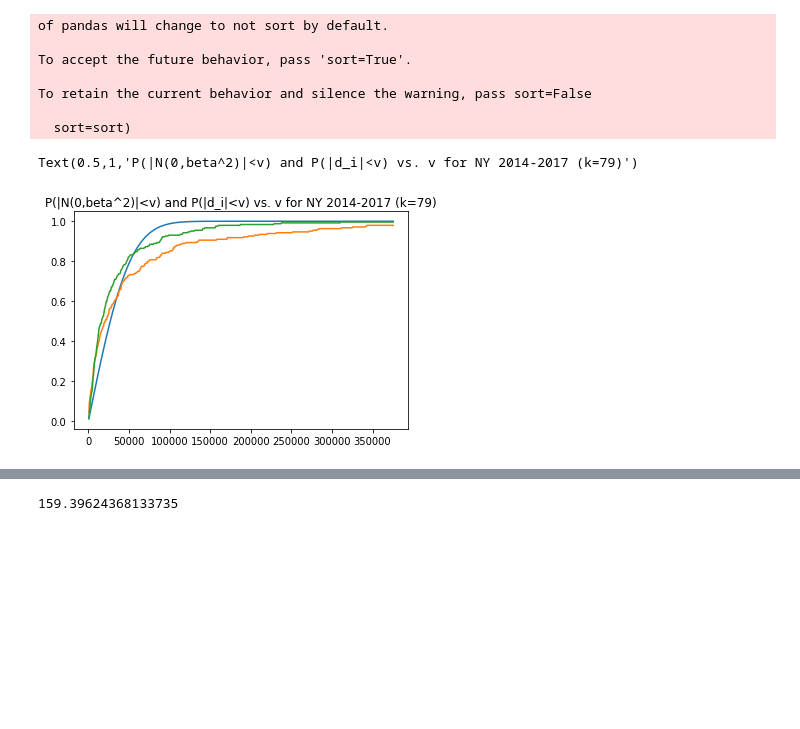
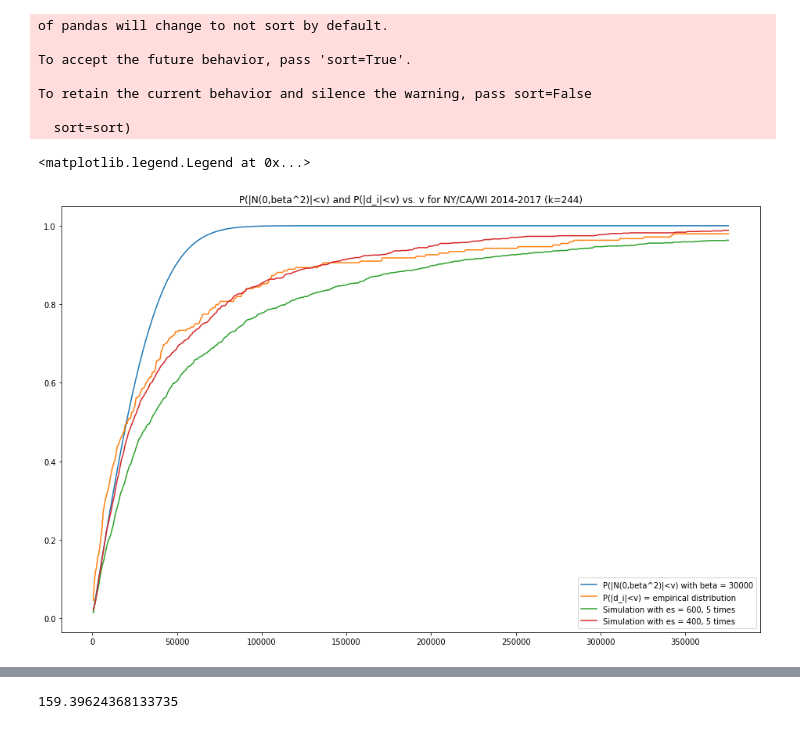
Before and after one commit to guanzgrace/risk-adj-3, a Jupyter notebook: January-StatTest2-CAWINY-Copy1.ipynb, the cells around one changed output, grey strips where cells are left out. Cells and saved outputs as stored; diff of their text form; code cells hidden in the pictures; blank space fills up the shorter version.

Commit message:
add simulation

```diff
--- a/January-StatTest2-CAWINY-Copy1.ipynb
+++ b/January-StatTest2-CAWINY-Copy1.ipynb
@@ -450,21 +459,38 @@ c_mean = sum(all_costs) / sum(df3["Enrollees"])
-# %%
-all_transfers = list()
-for i, row in df3.iterrows():
-    all_transfers.append(all_costs[len(all_transfers) - 1] - c_mean*row["Enrollees"])
-
-#all_transfers
+# %%
+all_transfers2 = list()
+mu = 0
+es = 400
+
+for a in range(5):
+    all_costs = list()
+    for _, row in df3.iterrows():
+        all_costs.append(np.random.normal(mu, es* np.sqrt(row["Enrollees"])))
+
+    c_mean = sum(all_costs) / sum(df3["Enrollees"])
+
+    i = 0
+    for _, row in df3.iterrows():
+        all_transfers2.append(all_costs[i] - c_mean*row["Enrollees"])
+        i += 1
+
+
+#all_costs
 # %%
 ratios_c = [ratio_list(all_transfers, vi) for vi in v]
+ratios_c2 = [ratio_list(all_transfers2, vi) for vi in v]
 # %%
-theoretical = [special.erf(vi/(40000*np.sqrt(2))) for vi in v]
+theoretical = [special.erf(vi/(30000*np.sqrt(2))) for vi in v]
 
-plt.plot(v, theoretical, label="P(|N(0,beta^2)|<v)")
-plt.plot(v, ratios2, label="P(|d_i|<v)")
-plt.plot(v, ratios_c, label="Simulation")
-plt.title("P(|N(0,beta^2)|<v) and P(|d_i|<v) vs. v for NY 2014-2017 (k=79)")
+plt.figure(figsize=(16, 10))
+plt.plot(v, theoretical, label="P(|N(0,beta^2)|<v) with beta = 30000")
+plt.plot(v, ratios2, label="P(|d_i|<v) = empirical distribution")
+plt.plot(v, ratios_c, label="Simulation with es = 600, 5 times")
+plt.plot(v, ratios_c2, label="Simulation with es = 400, 5 times")
+plt.title("P(|N(0,beta^2)|<v) and P(|d_i|<v) vs. v for NY/CA/WI 2014-2017 (k=244)")
+plt.legend()
 # %% [output]
-Text(0.5,1,'P(|N(0,beta^2)|<v) and P(|d_i|<v) vs. v for NY 2014-2017 (k=79)')
+<matplotlib.legend.Legend at 0x...>
-[figure, old version]
+[figure, new version]
 # %%
 np.random.normal(0, 1, 100)
 # %% [output]
```
Also changed, not shown: parts of 6 cells of this notebook.
